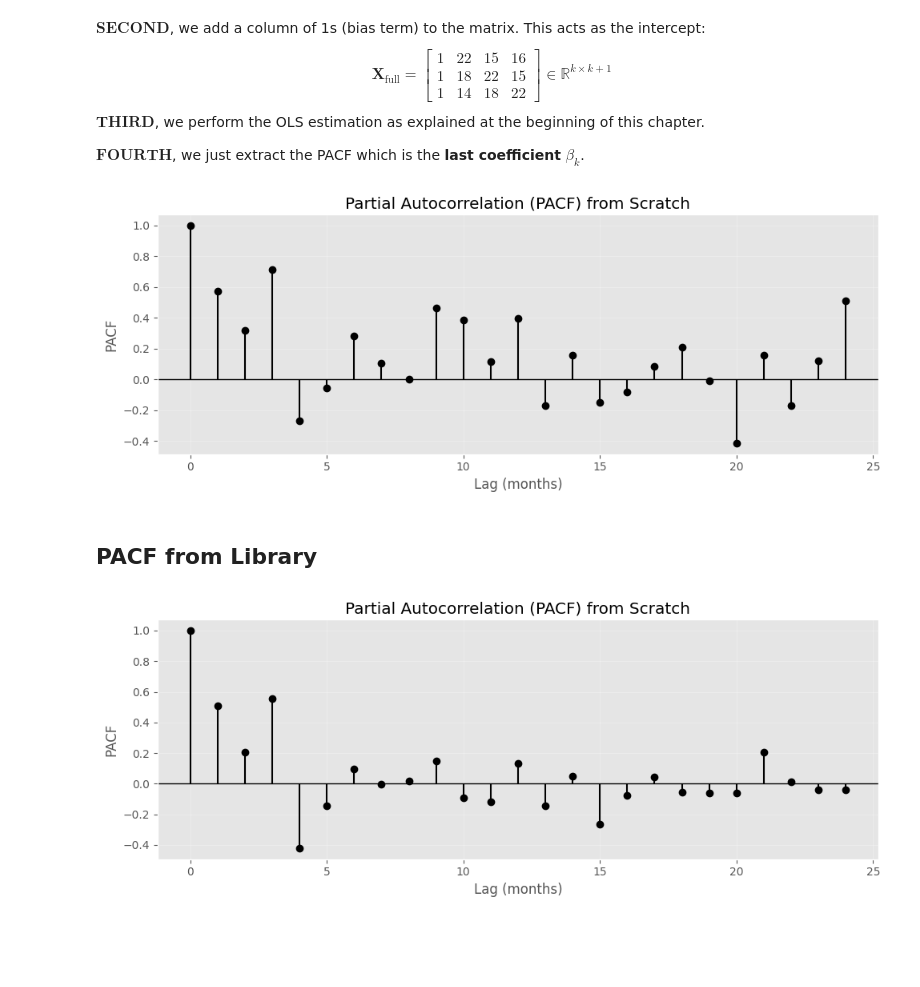
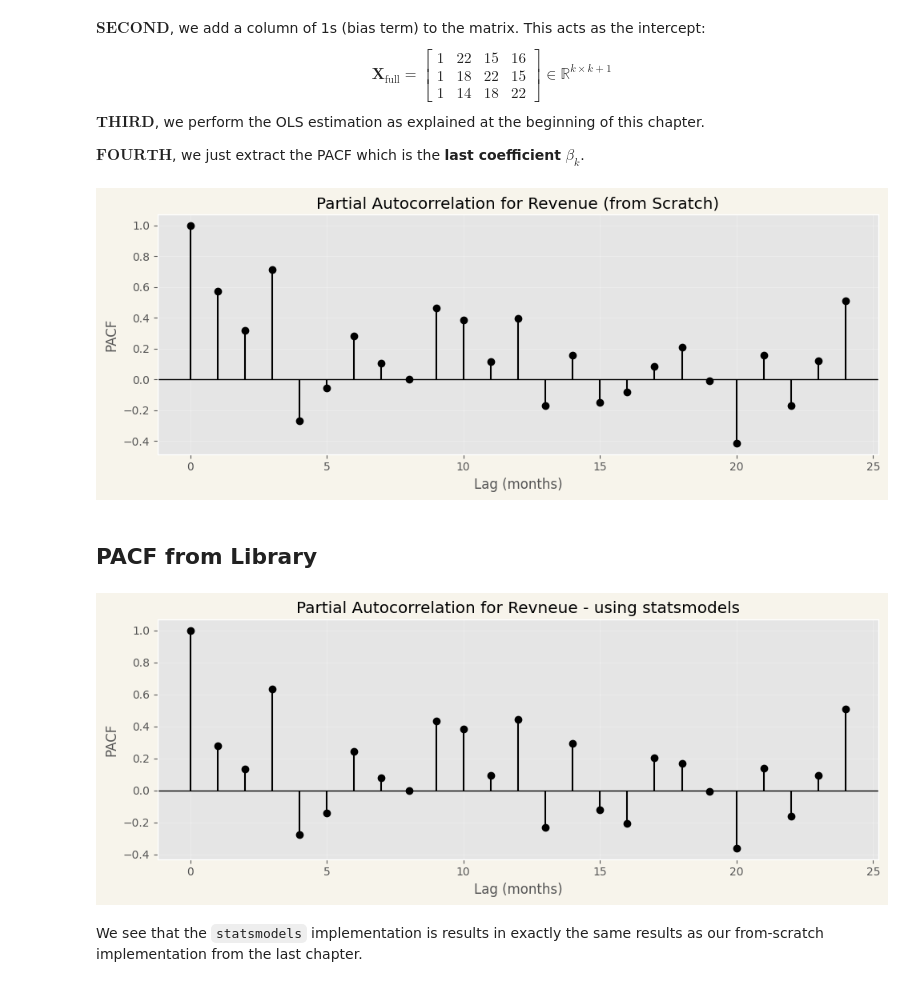
Before and after one commit to PeeteKeesel/kaggle-verse, a Jupyter notebook: time-series-understanding-autocorrelation.ipynb, the cells around one changed output. Drawn from its saved outputs; the diff is of its cells as text; code cells hidden in the pictures; blank space fills up the shorter version.

Commit message:
Kaggle Notebook | 🧠Time Series ⏱️ Understanding Autocorrelation🌀 | Version 15

```diff
--- a/time-series-understanding-autocorrelation.ipynb
+++ b/time-series-understanding-autocorrelation.ipynb
@@ -729,17 +729,18 @@ for k in range(1, max_lag + 1):
 # %%
 # Plot
 lags = np.arange(0, max_lag + 1)
-plt.figure(figsize=(10, 4))
+
+plt.figure(figsize=(10, 4), facecolor=FACECOLOR)
 plt.stem(lags, pacf_values, basefmt=" ", linefmt='k-', markerfmt='ko')
 plt.axhline(0, color='black', linewidth=1)
-plt.title("Partial Autocorrelation (PACF) from Scratch")
+plt.title("Partial Autocorrelation for Revenue (from Scratch)")
 plt.xlabel("Lag (months)")
 plt.ylabel("PACF")
 plt.grid(True, alpha=0.3)
 plt.tight_layout()
 plt.show()
 # %% [output]
-[figure, old version]
+[figure, new version]
 # %% [markdown]
 ## PACF from Library
 # %%
@@ -747,28 +748,31 @@ pacf_values = [1.0]  # lag 0 is always 1
 
 df = pd.DataFrame({'y': y})
 for lag in range(1, max_lag + 1):
-    df[f'lag_{lag}'] = np.roll(y, lag)
+    df[f'lag_{lag}'] = df['y'].shift(lag)  # proper time series lagging
 
 df = df.dropna().reset_index(drop=True)
 
-# Compute PACF using OLS and using library `statsmodels`
+pacf_values = [1.0]
 for k in range(1, max_lag + 1):
     X = df[[f'lag_{i}' for i in range(1, k + 1)]]
     y_target = df['y']
     X = sm.add_constant(X)
     model = sm.OLS(y_target, X).fit()
-    pacf_k = model.params[f'lag_{k}']  # PACF is coefficient on the kth lag
+    pacf_k = model.params[f'lag_{k}']
     pacf_values.append(pacf_k)
 # %%
 lags = np.arange(0, max_lag + 1)
-plt.figure(figsize=(10, 4))
+
+plt.figure(figsize=(10, 4), facecolor=FACECOLOR)
 plt.stem(lags, pacf_values, basefmt=" ", linefmt='k-', markerfmt='ko')
 plt.axhline(0, color='black', linewidth=1)
-plt.title("Partial Autocorrelation (PACF) from Scratch")
+plt.title("Partial Autocorrelation for Revneue - using statsmodels")
 plt.xlabel("Lag (months)")
 plt.ylabel("PACF")
 plt.grid(True, alpha=0.3)
 plt.tight_layout()
 plt.show()
 # %% [output]
-[figure, old version]
+[figure, new version]
+# %% [markdown]
+We see that the `statsmodels` implementation is results in exactly the same results as our from-scratch implementation from the last chapter.
```
Also changed, not shown: parts of 2 cells of this notebook.
